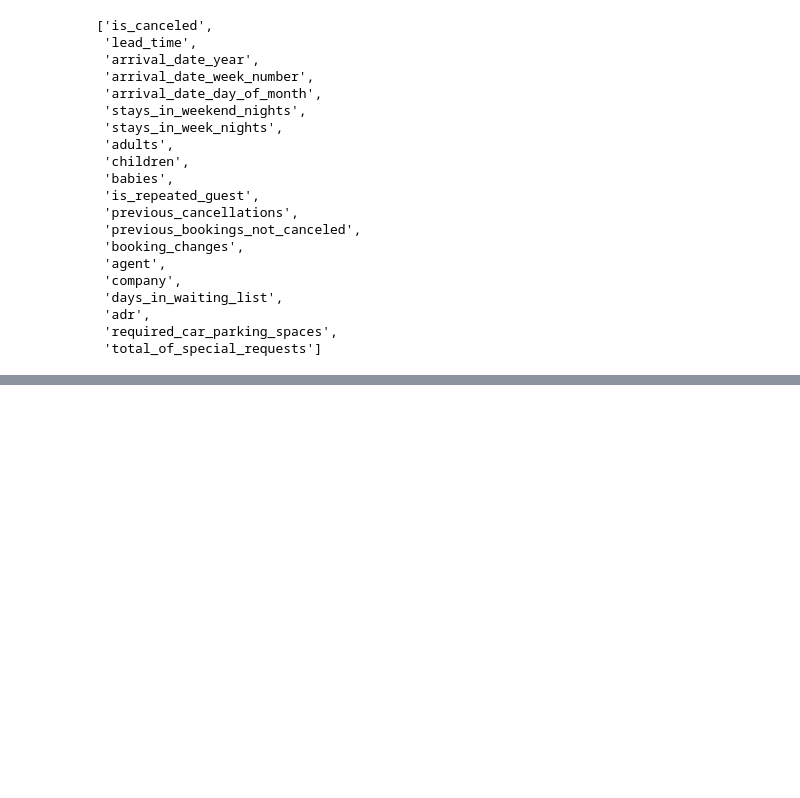
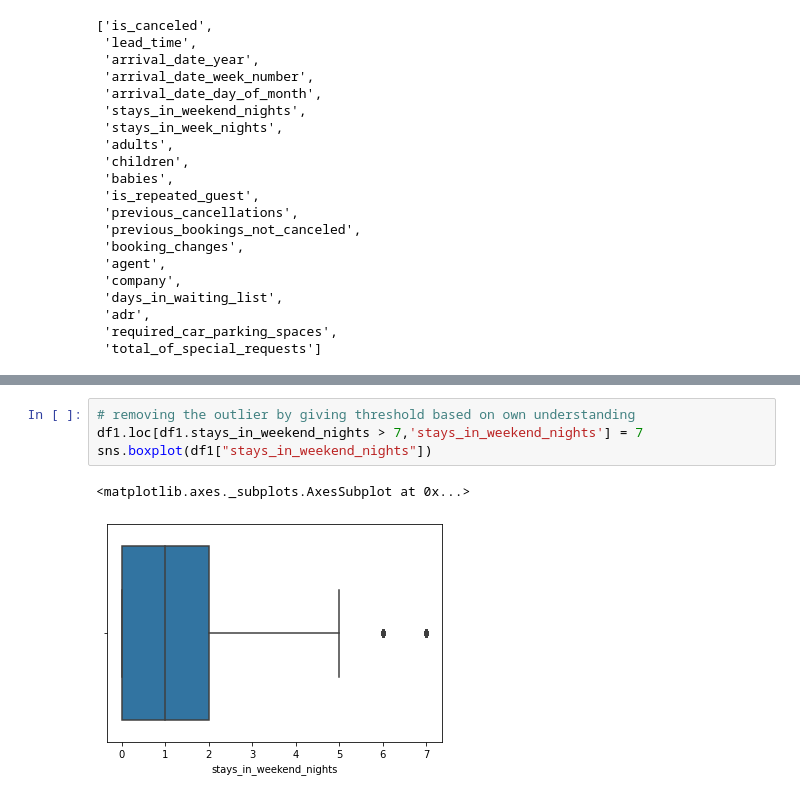
Before and after one commit to SUMITYADAV96/CAPSTONE_PROJECT-HOTEL-BOOKING-ANALYSIS, a Jupyter notebook: Hotel_Booking_Analysis_Capstone_Project.ipynb, the cells around one changed output, grey strips where cells are left out. Saved outputs shown, nothing was run; the diff lists cells and outputs as text; blank space fills up the shorter version.

```diff
--- a/Hotel_Booking_Analysis_Capstone_Project.ipynb
+++ b/Hotel_Booking_Analysis_Capstone_Project.ipynb
@@ -179,0 +303,7 @@ df.select_dtypes(include=np.number).columns.tolist()
+# %%
+# removing the outlier by giving threshold based on own understanding
+df1.loc[df1.stays_in_weekend_nights > 7,'stays_in_weekend_nights'] = 7
+sns.boxplot(df1["stays_in_weekend_nights"])
+# %% [output]
+<matplotlib.axes._subplots.AxesSubplot at 0x...>
+[figure, added]
```
Also changed, not shown: parts of 20 cells of this notebook.
